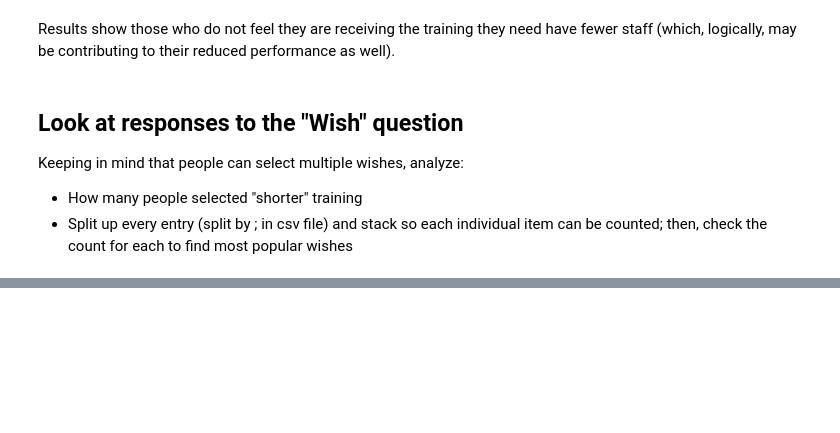
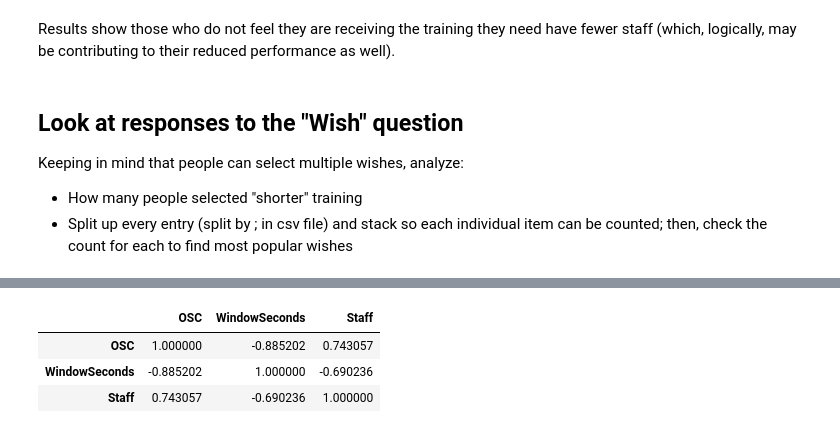
Before and after one commit to bawilc01/pythonclassproject, a Jupyter notebook: TrainingAnalysisProject.ipynb, the cells around one changed output, grey strips where cells are left out. Saved outputs shown, nothing was run; the diff lists cells and outputs as text; code cells hidden in the pictures; blank space fills up the shorter version.

```diff
--- a/TrainingAnalysisProject.ipynb
+++ b/TrainingAnalysisProject.ipynb
@@ -193,0 +226,7 @@ wishlist.stack().value_counts()
+# %%
+complete_df.corr(method ='pearson')
+# %% [output]
+|  | OSC | WindowSeconds | Staff |
+| OSC | 1.000000 | -0.885202 | 0.743057 |
+| WindowSeconds | -0.885202 | 1.000000 | -0.690236 |
+| Staff | 0.743057 | -0.690236 | 1.000000 |
```
Also changed, not shown: parts of 14 cells of this notebook.
